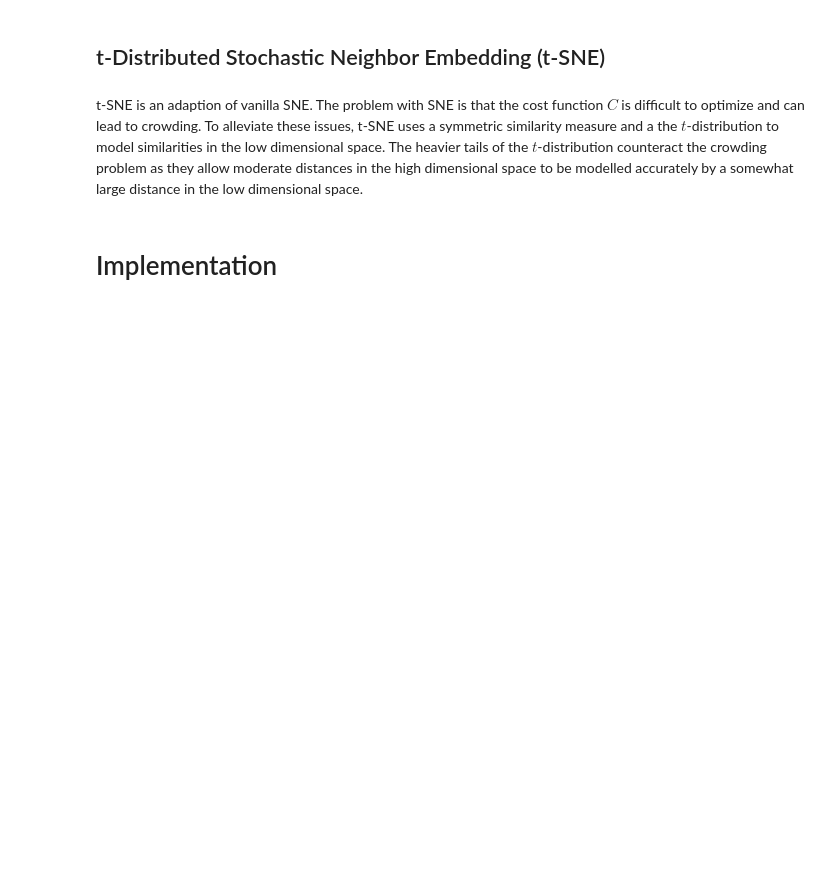
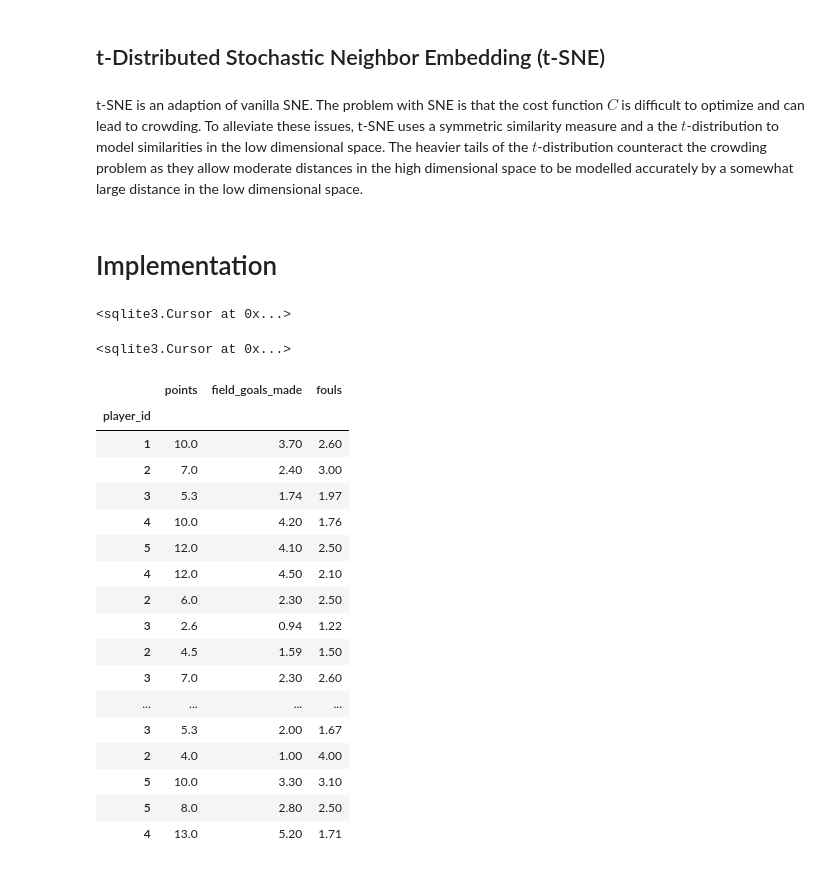
Before and after one commit to pmoecke/basketball-analytics, a Jupyter notebook: ml-models/tsne.ipynb, the cells around one changed output. Saved outputs shown, nothing was run; the diff lists cells and outputs as text; code cells hidden in the pictures; blank space fills up the shorter version.

```diff
--- a/ml-models/tsne.ipynb
+++ b/ml-models/tsne.ipynb
@@ -35,3 +35,15 @@ t-SNE is an adaption of vanilla SNE. The problem with SNE is that the cost funct
 # %%
 con = sqlite3.connect("../backend-project/data/Players.db")
 df = pd.read_csv("train_data_yeo_new.csv")
+# %%
+cur = con.cursor()
+cols = ["player_id", "points", "field_goals_made", "fouls"]
+cur.execute("SELECT " + ", ".join(cols) + " FROM Stats where player_id in (1, 2, 3, 4, 5);")
+#result = [dict(zip([col[0] for col in cur.description], row)) for row
+          #in cur.fetchall()]
+# %% [output]
+<sqlite3.Cursor at 0x...>
+# %%
+cur.execute("SELECT player_id, field_goals_made FROM Stats WHERE 1 = 1;")
+# %% [output]
+<sqlite3.Cursor at 0x...>
@@ -38,3 +52,24 @@ df = pd.read_csv("train_data_yeo_new.csv")
+# %%
+df
+# %% [output]
+|  | points | field_goals_made | fouls |
+| player_id |  |  |  |
+| 1 | 10.0 | 3.70 | 2.60 |
+| 2 | 7.0 | 2.40 | 3.00 |
+| 3 | 5.3 | 1.74 | 1.97 |
+| 4 | 10.0 | 4.20 | 1.76 |
+| 5 | 12.0 | 4.10 | 2.50 |
+| 4 | 12.0 | 4.50 | 2.10 |
+| 2 | 6.0 | 2.30 | 2.50 |
+| 3 | 2.6 | 0.94 | 1.22 |
+| 2 | 4.5 | 1.59 | 1.50 |
+| 3 | 7.0 | 2.30 | 2.60 |
+| ... | ... | ... | ... |
+| 3 | 5.3 | 2.00 | 1.67 |
+| 2 | 4.0 | 1.00 | 4.00 |
+| 5 | 10.0 | 3.30 | 3.10 |
+| 5 | 8.0 | 2.80 | 2.50 |
+| 4 | 13.0 | 5.20 | 1.71 |
 # %%
 categories = {
     "Boxscore": ["points", "points per player's possession", "field goals made",
```
Also changed, not shown: parts of 2 cells of this notebook, 5 other files.
